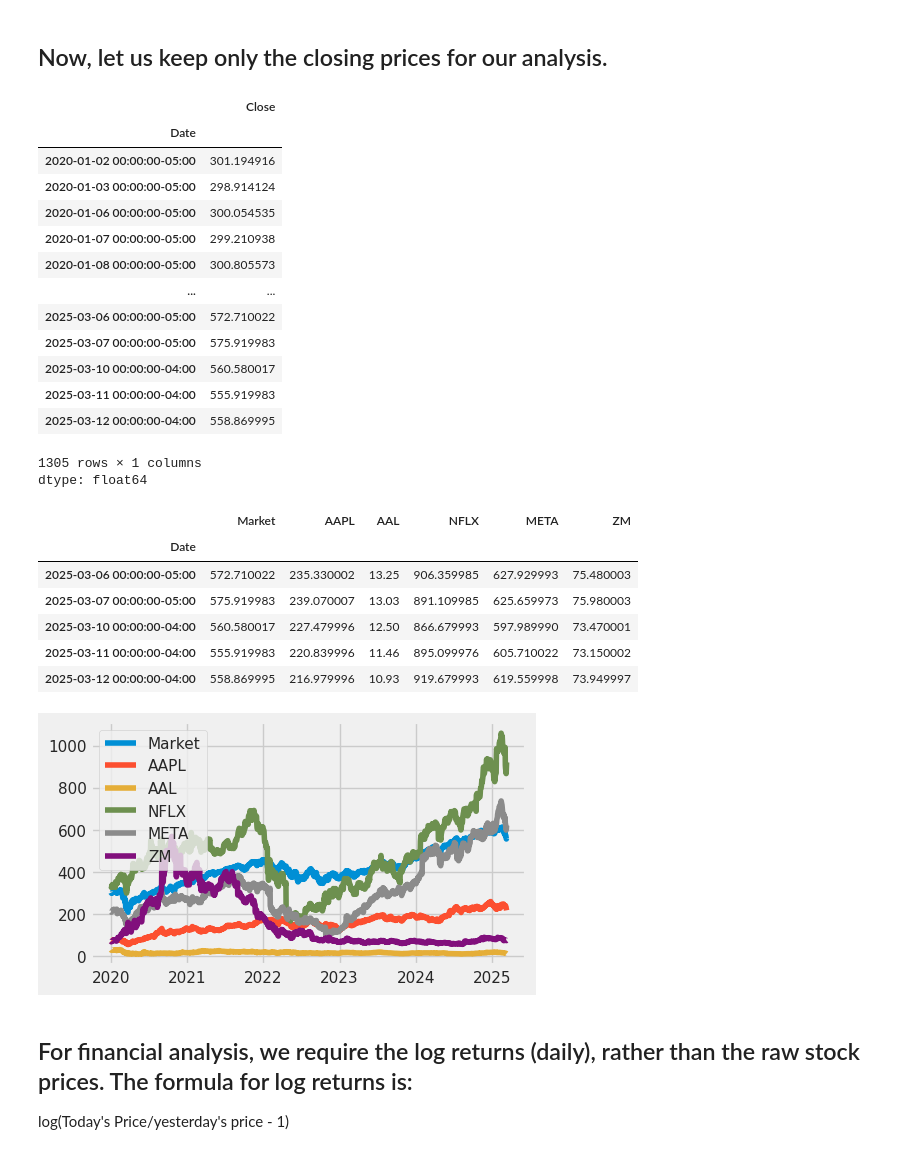
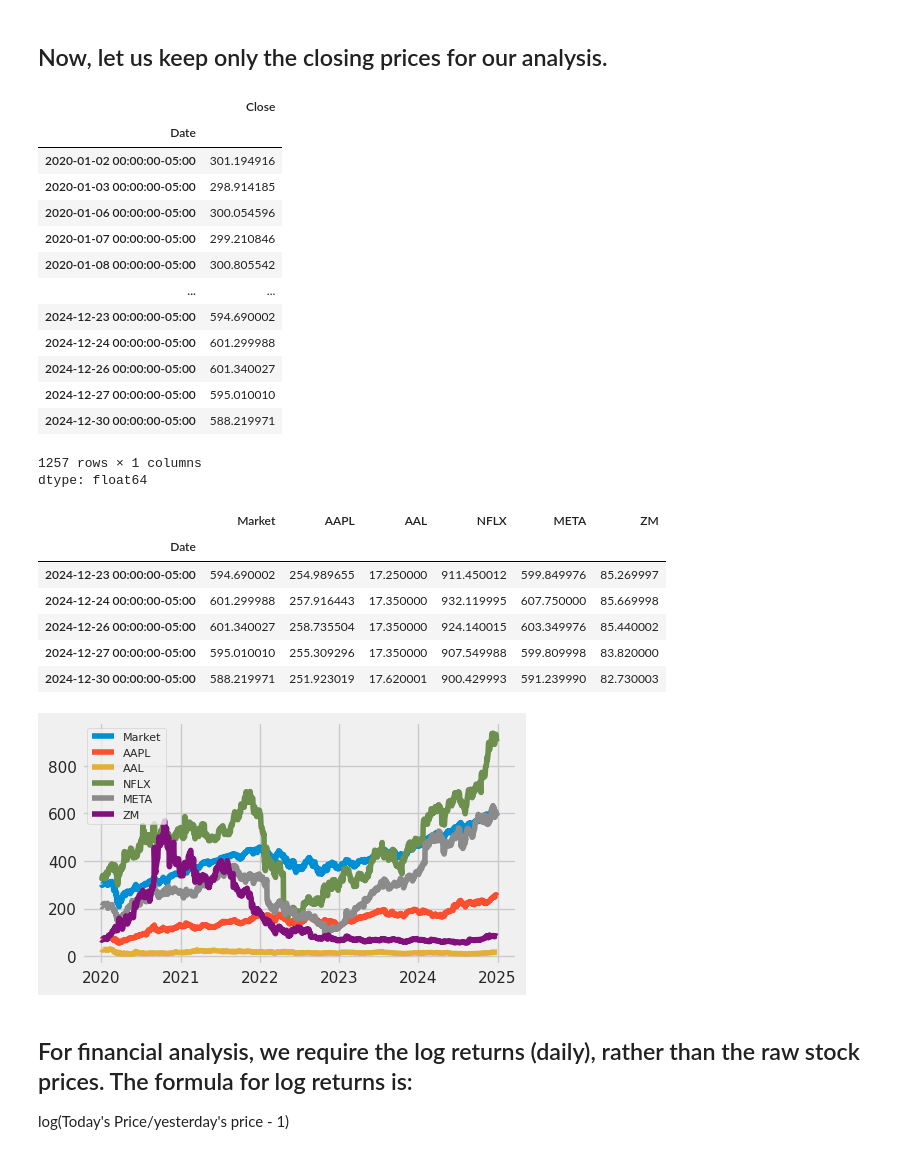
Before and after one commit to JyothsnaGH/PythonforFinance, a Jupyter notebook: FinancialDataAnalysis.ipynb, the cells around one changed output. Cells and saved outputs as stored; diff of their text form; code cells hidden in the pictures.

```diff
--- a/FinancialDataAnalysis.ipynb
+++ b/FinancialDataAnalysis.ipynb
@@ -78,11 +78,11 @@ tickers = ["SPY", "AAL", "ZM", "NFLX", "META", 'AAPL']
 
 end_date = datetime.date.today().strftime('%Y-%m-%d')
 apple = yf.Ticker("AAPL")
-AAPL = apple.history(start = "2020-01-01", end= end_date)
+AAPL = apple.history(start = "2020-01-01", end= "2024-12-31")
 
 for ticker in tickers:
     globals()[ticker] = yf.Ticker(ticker)
-    globals()[ticker] = globals()[ticker].history(start = "2020-01-01", end= end_date)
+    globals()[ticker] = globals()[ticker].history(start = "2020-01-01", end= "2024-12-31")
 # %%
 print(META.Close.mean())
 META.describe()
@@ -109,17 +109,17 @@ SPY
 |  | Close |
 | Date |  |
 | 2020-01-02 00:00:00-05:00 | 301.194916 |
-| 2020-01-03 00:00:00-05:00 | 298.914124 |
-| 2020-01-06 00:00:00-05:00 | 300.054535 |
-| 2020-01-07 00:00:00-05:00 | 299.210938 |
-| 2020-01-08 00:00:00-05:00 | 300.805573 |
+| 2020-01-03 00:00:00-05:00 | 298.914185 |
+| 2020-01-06 00:00:00-05:00 | 300.054596 |
+| 2020-01-07 00:00:00-05:00 | 299.210846 |
+| 2020-01-08 00:00:00-05:00 | 300.805542 |
 | ... | ... |
-| 2025-03-06 00:00:00-05:00 | 572.710022 |
-| 2025-03-07 00:00:00-05:00 | 575.919983 |
-| 2025-03-10 00:00:00-04:00 | 560.580017 |
-| 2025-03-11 00:00:00-04:00 | 555.919983 |
-| 2025-03-12 00:00:00-04:00 | 558.869995 |
+| 2024-12-23 00:00:00-05:00 | 594.690002 |
+| 2024-12-24 00:00:00-05:00 | 601.299988 |
+| 2024-12-26 00:00:00-05:00 | 601.340027 |
+| 2024-12-27 00:00:00-05:00 | 595.010010 |
+| 2024-12-30 00:00:00-05:00 | 588.219971 |
-1305 rows × 1 columns
+1257 rows × 1 columns
 dtype: float64
 # %%
 df = pd.DataFrame({'Market': SPY, 'AAPL':AAPL, 'AAL':AAL, 'NFLX':NFLX, 'META':META,'ZM':ZM})
@@ -127,22 +127,22 @@ df.tail()
 # %% [output]
 |  | Market | AAPL | AAL | NFLX | META | ZM |
 | Date |  |  |  |  |  |  |
-| 2025-03-06 00:00:00-05:00 | 572.710022 | 235.330002 | 13.25 | 906.359985 | 627.929993 | 75.480003 |
-| 2025-03-07 00:00:00-05:00 | 575.919983 | 239.070007 | 13.03 | 891.109985 | 625.659973 | 75.980003 |
-| 2025-03-10 00:00:00-04:00 | 560.580017 | 227.479996 | 12.50 | 866.679993 | 597.989990 | 73.470001 |
-| 2025-03-11 00:00:00-04:00 | 555.919983 | 220.839996 | 11.46 | 895.099976 | 605.710022 | 73.150002 |
-| 2025-03-12 00:00:00-04:00 | 558.869995 | 216.979996 | 10.93 | 919.679993 | 619.559998 | 73.949997 |
+| 2024-12-23 00:00:00-05:00 | 594.690002 | 254.989655 | 17.250000 | 911.450012 | 599.849976 | 85.269997 |
+| 2024-12-24 00:00:00-05:00 | 601.299988 | 257.916443 | 17.350000 | 932.119995 | 607.750000 | 85.669998 |
+| 2024-12-26 00:00:00-05:00 | 601.340027 | 258.735504 | 17.350000 | 924.140015 | 603.349976 | 85.440002 |
+| 2024-12-27 00:00:00-05:00 | 595.010010 | 255.309296 | 17.350000 | 907.549988 | 599.809998 | 83.820000 |
+| 2024-12-30 00:00:00-05:00 | 588.219971 | 251.923019 | 17.620001 | 900.429993 | 591.239990 | 82.730003 |
 # %%
 # print(AAPL)
 # print(AAPL.shift(1))
 # %%
 plt.style.use('fivethirtyeight')
 plt.figure(figsize=(5, 3))
 plt.plot(df, label=df.columns)
-plt.legend(loc='upper left')
+plt.legend(loc='upper left',fontsize=8)
 plt.show()
 # %% [output]
-[figure, old version]
+[figure, new version]
 # %% [markdown]
 ## For financial analysis, we require the log returns (daily), rather than the raw stock prices. The formula for log returns is:
 
```
Also changed, not shown: parts of 9 cells of this notebook.
